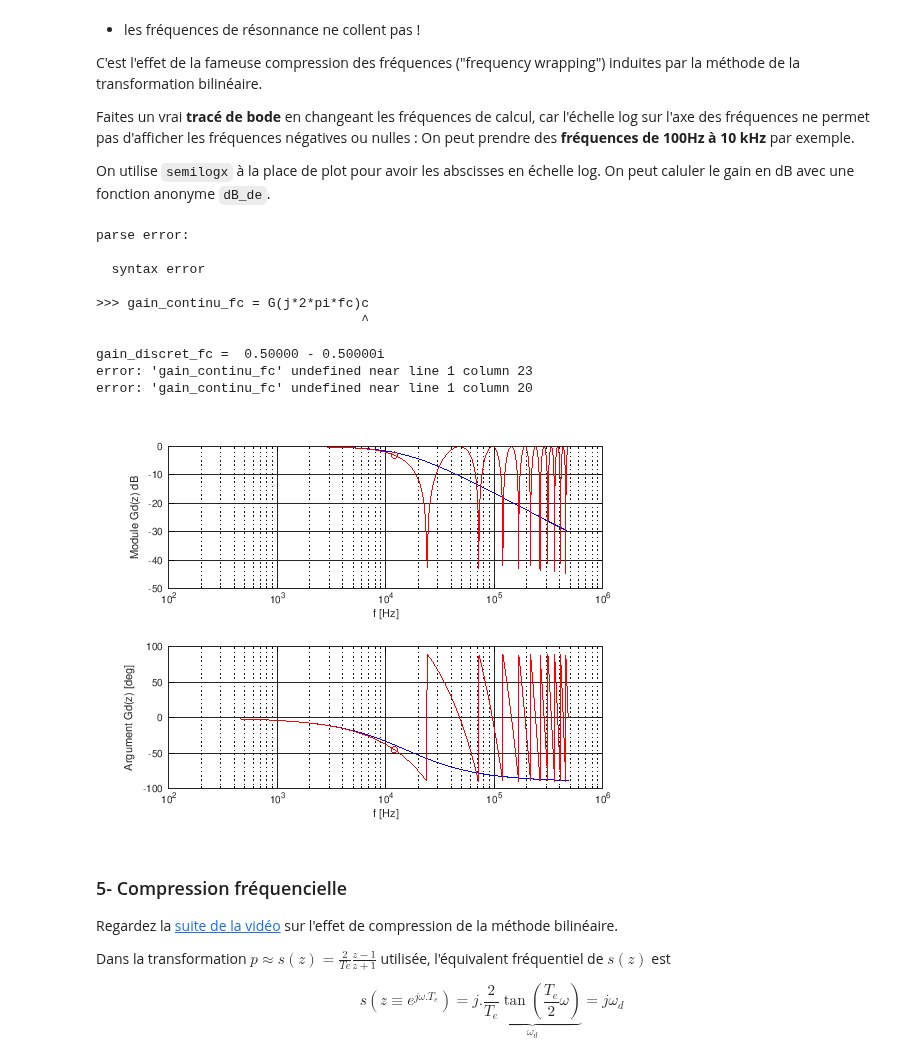
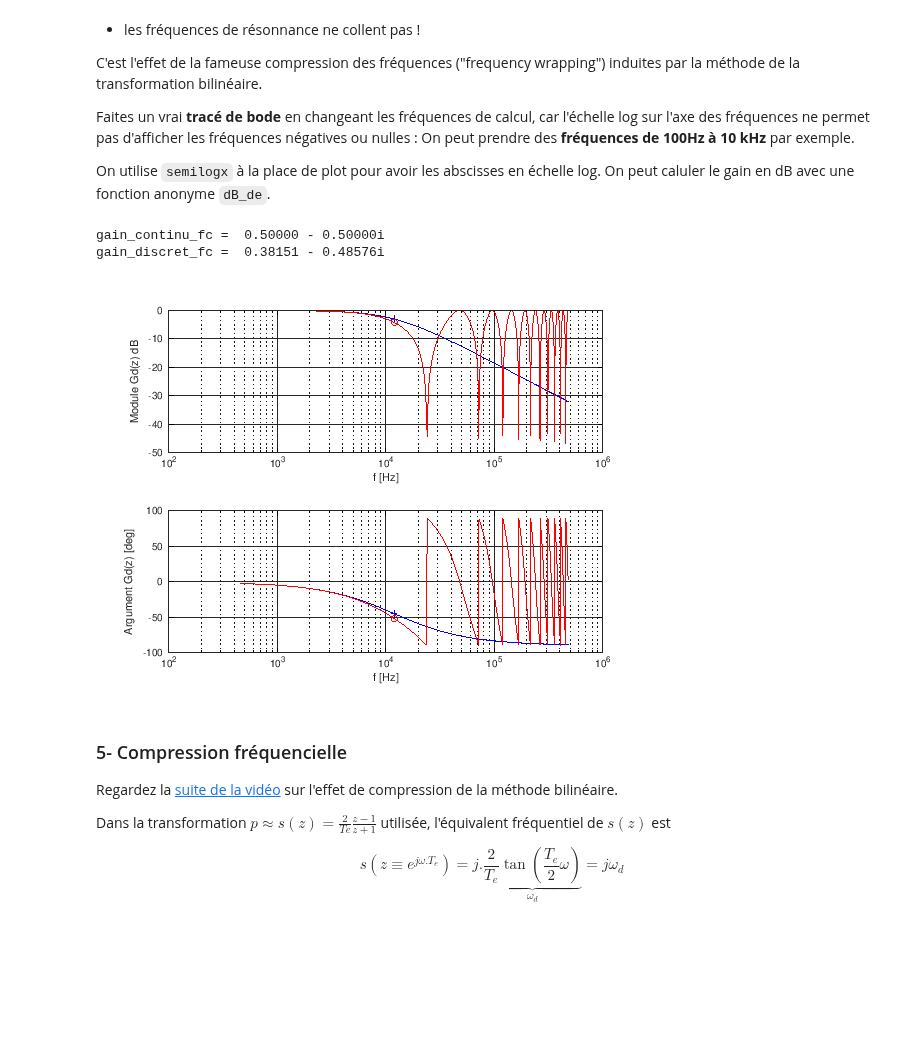
Before and after one commit to balaise31/Signal, a Jupyter notebook: discret/tp/TP_bilineaire_ordre1.ipynb, the cells around one changed output. Drawn from its saved outputs; the diff is of its cells as text; code cells hidden in the pictures; blank space fills up the shorter version.

```diff
--- a/discret/tp/TP_bilineaire_ordre1.ipynb
+++ b/discret/tp/TP_bilineaire_ordre1.ipynb
@@ -367,44 +367,36 @@ On peut caluler le gain en dB avec une fonction anonyme `dB_de`.
 # %%
 Df=455;
 f = Df:Df:10*Fe ;  % vecteur que des positif >0
 w = 2*pi*f;       % vecteur des pulsation en radians par secondes
 p = j*w;          % vecteur complexes des équivalents harmoniques de p
 z = exp(Te*p);   % Avec le théorème du retard pour z.
 G_continu = G(p);
 G_discret = Gd(z);
 
 fc=Fe/4;
-gain_continu_fc = G(j*2*pi*fc)c
+gain_continu_fc = G(j*2*pi*fc)
 gain_discret_fc = Gd(exp(j*2*pi*fc*Te))
 
 
 % On affiche en linéaire module et argument
 subplot(211);
 semilogx(f, 20*log10(abs(G_continu)),'b'); hold on;
 semilogx(f, 20*log10(abs(G_discret)),'r');grid on;
 semilogx(fc, 20*log10(gain_continu_fc),'b+');
 semilogx(fc, 20*log10(gain_discret_fc),'ro');
 xlabel("f [Hz]");
 ylabel("Module Gd(z) dB")
 subplot(212);
 semilogx(f, angle(G_continu)/pi*180,'b'); hold on;
 semilogx(fc, angle(gain_continu_fc)/pi*180,'b+');
 semilogx(f, angle(G_discret)/pi*180,'r'); grid on;
 semilogx(fc, angle(gain_discret_fc)/pi*180,'ro');
 xlabel("f [Hz]")
 ylabel("Argument Gd(z) [deg]")
 # %% [output]
-parse error:
-
-  syntax error
-
->>> gain_continu_fc = G(j*2*pi*fc)c
-                                  ^
-
-gain_discret_fc =  0.50000 - 0.50000i
-error: 'gain_continu_fc' undefined near line 1 column 23
-error: 'gain_continu_fc' undefined near line 1 column 20
+gain_continu_fc =  0.50000 - 0.50000i
+gain_discret_fc =  0.38151 - 0.48576i
-[figure, old version]
+[figure, new version]
 # %% [markdown]
 ### 5- Compression fréquencielle
 
```
Also changed, not shown: parts of 3 cells of this notebook, 2 other files.
